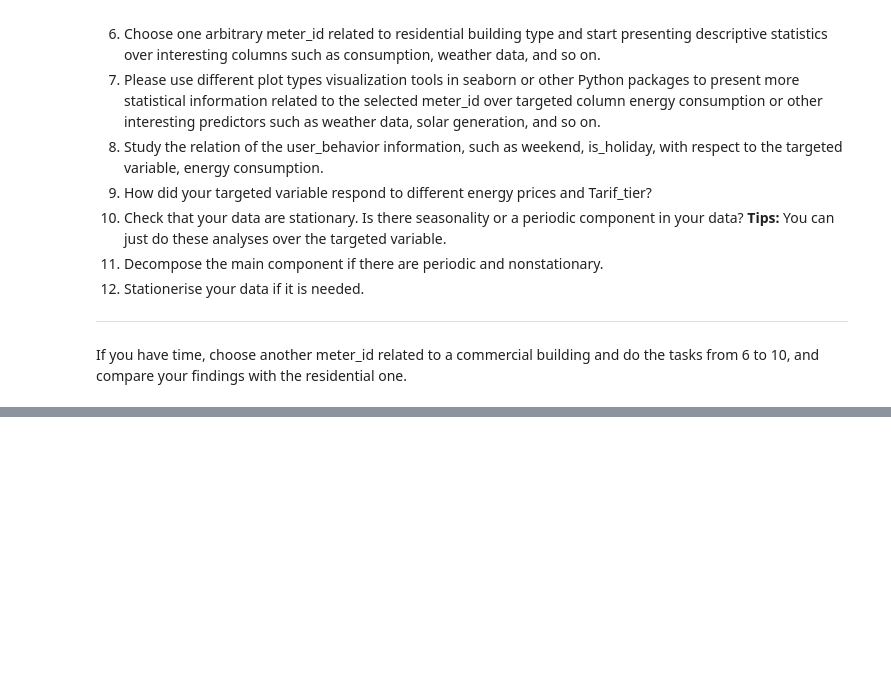
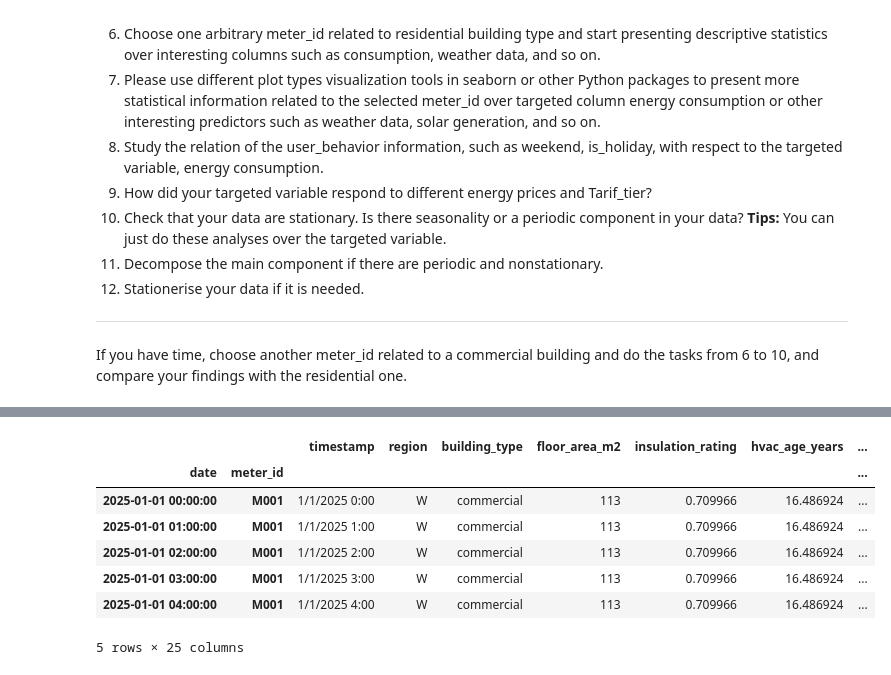
Before and after one commit to tersor/dat803, a Jupyter notebook: oppgave-02/Assigenment2.ipynb, the cells around one changed output, grey strips where cells are left out. Drawn from its saved outputs; the diff is of its cells as text; code cells hidden in the pictures; blank space fills up the shorter version.

```diff
--- a/oppgave-02/Assigenment2.ipynb
+++ b/oppgave-02/Assigenment2.ipynb
@@ -71,0 +125,15 @@ If you have time, choose another meter_id related to a commercial building and d
+# %%
+# 3) Generate per‑meter lag features such as lag1,lag24 over the consumption column. **Tips**: groupby method matters for each meter_id.
+#
+
+df_main = df_main.sort_values(by=["meter_id", "date"])
+# Creating lag to compare one hour ago
+df_main["lag1"] = df_main.groupby("meter_id")["consumption_kwh"].shift(1)
+# Creating lag to compare 24 hours ago)
+df_main["lag24"] = df_main.groupby("meter_id")["consumption_kwh"].shift(24)
+
+# Get first 5 rows
+df_main[["date", "consumption_kwh", "lag1"]].head(5)
+
+# Skip first 24 rows to get data for lag 24
+df_main[["date", "consumption_kwh", "lag24"]][24:].head(5)
@@ -71,0 +147,7 @@ If you have time, choose another meter_id related to a commercial building and d
+# %%
+# 4) Generate per‑meter rolling features such as 24-hour consumption average and std.
+df_main["rolling_mean_24"] = df_main.groupby("meter_id")["consumption_kwh"].rolling(window=24).mean().reset_index(0, drop=True)
+df_main["rolling_std_24"] = df_main.groupby("meter_id")["consumption_kwh"].rolling(window=24).std().reset_index(0, drop=True)
+
+# Output data and skip first 24 rows to get data for rolling features
+df_main[["date", "consumption_kwh", "rolling_mean_24", "rolling_std_24"]][24:].head(10)
@@ -71,0 +166,28 @@ If you have time, choose another meter_id related to a commercial building and d
+# %%
+# 5) Generate one main dataset with the index of timeseries data and concatenated with the corresponding weather dataset.
+
+# Keep only weather fields needed in the final table
+weather_cols = ["meter_id", "date", "temp_c", "humidity_pct", "wind_ms", "precip_mm"]
+
+merged_dataset = (
+    df_main
+    .merge(
+        df_weather[weather_cols],
+        on=["meter_id", "date"],
+        how="left",
+        validate="many_to_one"  # each meter_id+date should map to one weather row
+    )
+    .sort_values(["meter_id", "date"])
+    .set_index(["date", "meter_id"])  # time-series-friendly index
+)
+
+merged_dataset.head()
+# %% [output]
+|  |  | timestamp | region | building_type | floor_area_m2 | insulation_rating | hvac_age_years | ... |
+| date | meter_id |  |  |  |  |  |  | ... |
+| 2025-01-01 00:00:00 | M001 | 1/1/2025 0:00 | W | commercial | 113 | 0.709966 | 16.486924 | ... |
+| 2025-01-01 01:00:00 | M001 | 1/1/2025 1:00 | W | commercial | 113 | 0.709966 | 16.486924 | ... |
+| 2025-01-01 02:00:00 | M001 | 1/1/2025 2:00 | W | commercial | 113 | 0.709966 | 16.486924 | ... |
+| 2025-01-01 03:00:00 | M001 | 1/1/2025 3:00 | W | commercial | 113 | 0.709966 | 16.486924 | ... |
+| 2025-01-01 04:00:00 | M001 | 1/1/2025 4:00 | W | commercial | 113 | 0.709966 | 16.486924 | ... |
+5 rows × 25 columns
```
Also changed, not shown: parts of 8 cells of this notebook, 1 other file.
